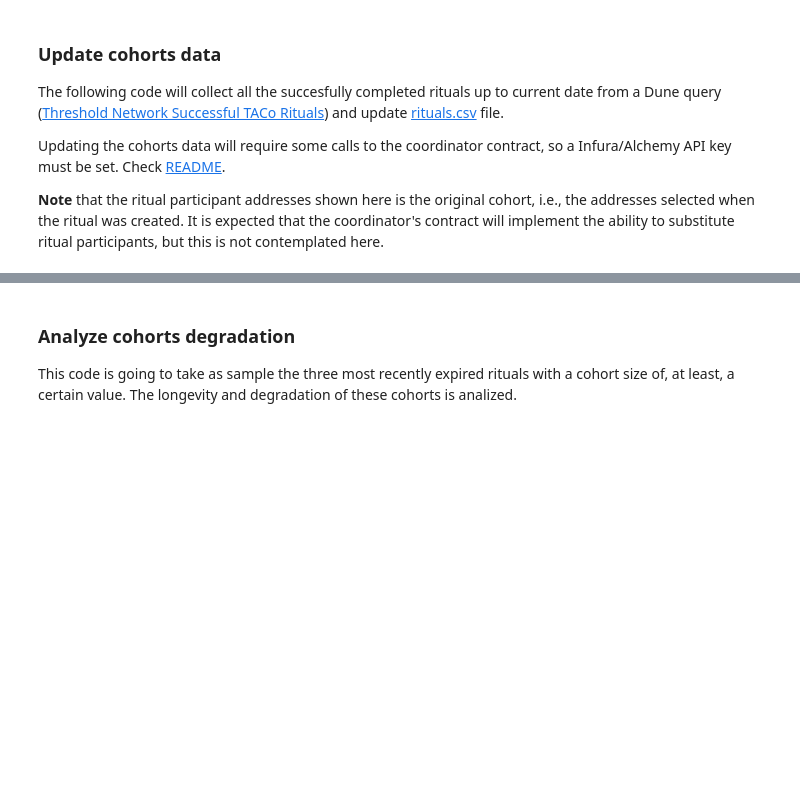
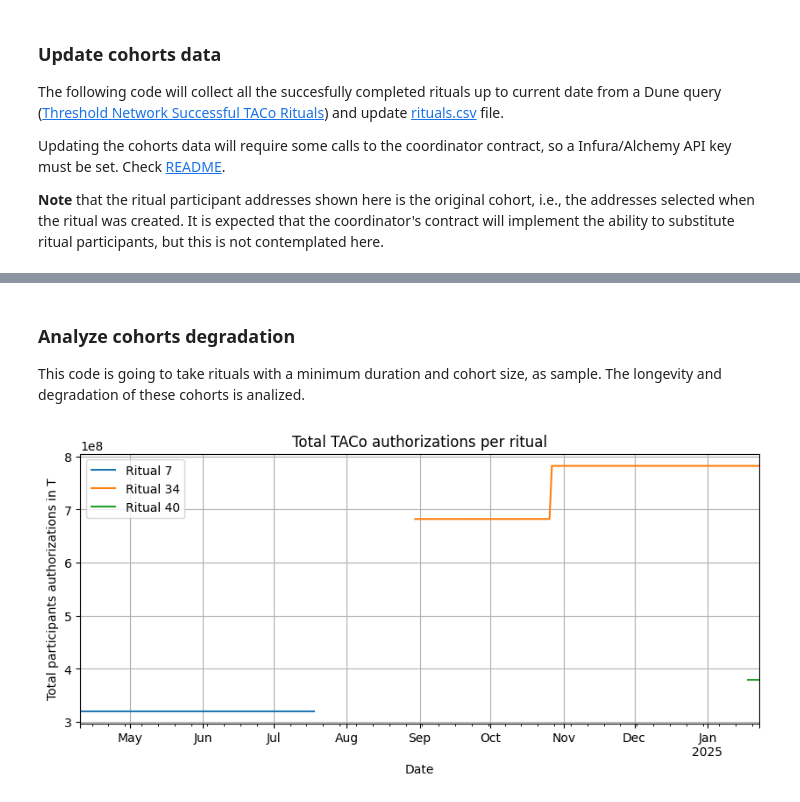
Before and after one commit to threshold-network/economic-research, a Jupyter notebook: stable-yield-retrospective/stable_yield_retrospective.ipynb, the cells around one changed output, grey strips where cells are left out. Cells and saved outputs as stored; diff of their text form; code cells hidden in the pictures; blank space fills up the shorter version.

Commit message:
Add rituals authorization analysis

```diff
--- a/stable-yield-retrospective/stable_yield_retrospective.ipynb
+++ b/stable-yield-retrospective/stable_yield_retrospective.ipynb
@@ -313,4 +297,4 @@ if UPDATE:
 # %% [markdown]
 ### Analyze cohorts degradation
 
-This code is going to take as sample the three most recently expired rituals with a cohort size of, at least, a certain value. The longevity and degradation of these cohorts is analized.
+This code is going to take rituals with a minimum duration and cohort size, as sample. The longevity and degradation of these cohorts is analized.
@@ -336,0 +301,23 @@ rituals_sample = rituals_sample.sort_values(by='end_timestamp').tail(3)
+# %%
+MIN_COHORT_SIZE = 8
+MIN_RITUAL_DURATION = pd.Timedelta(weeks=12)
+
+rituals = pd.read_csv('rituals.csv', parse_dates=[
+                      'init_timestamp', 'end_timestamp'])
+rituals.participants = rituals.participants.apply(
+    lambda x: x.strip('[]').split())
+rituals['num_participants'] = rituals.participants.apply(len)
+
+rituals['init_timestamp'] = rituals['init_timestamp'].dt.tz_localize('UTC')
+rituals['end_timestamp'] = rituals['end_timestamp'].dt.tz_localize('UTC')
+
+rituals_sample = rituals.loc[(rituals.num_participants >= MIN_COHORT_SIZE) & (
+    rituals.end_timestamp - rituals.init_timestamp >= MIN_RITUAL_DURATION)]
+
+for ritual in rituals_sample.itertuples():
+    ritual_auth = taco_auth_history.loc[ritual.init_timestamp:
+                                        ritual.end_timestamp, ritual.participants]
+    ritual_auth.sum(axis=1).plot(title='Total TACo authorizations per ritual', xlabel='Date',
+                                 ylabel='Total participants authorizations in T', grid=True, legend=True, label='Ritual '+str(ritual.ritual_id), figsize=(10, 4))
+# %% [output]
+[figure, added]
```
Also changed, not shown: parts of 6 cells of this notebook.
